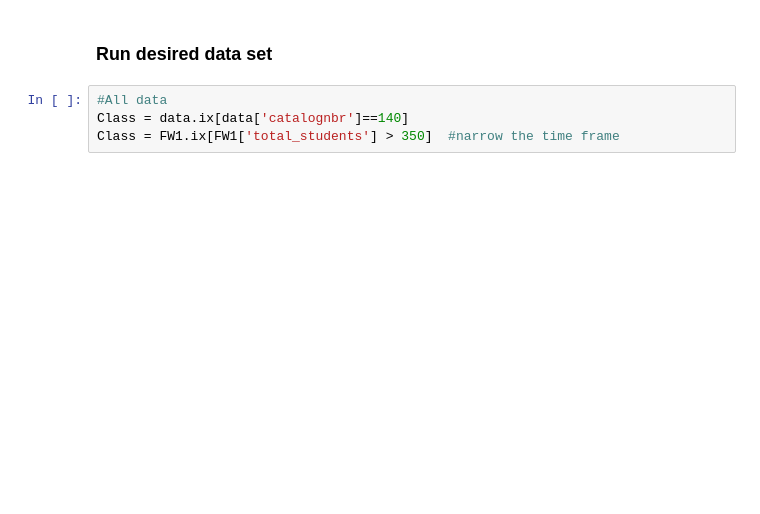
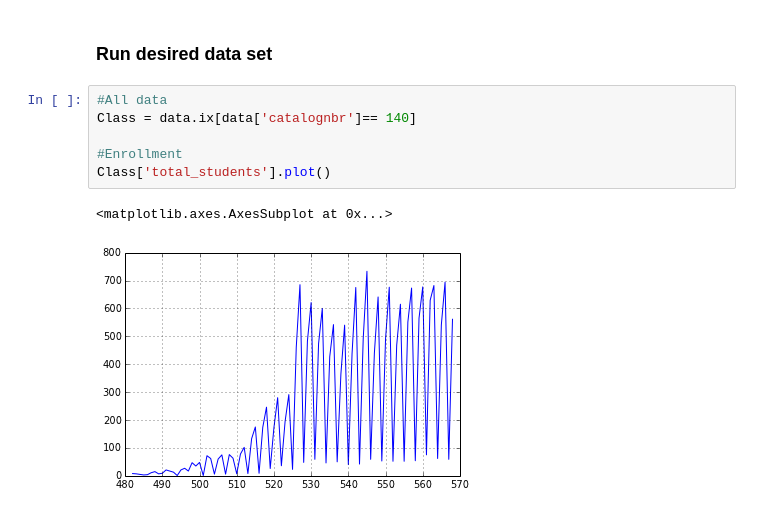
Before and after one commit to mkowshik/scaling-tribble, a Jupyter notebook: REBUILD DATA scripts/Final Scripts for Single Subject.ipynb, the cells around one changed output. Saved outputs shown, nothing was run; the diff lists cells and outputs as text; blank space fills up the shorter version.

```diff
--- a/REBUILD DATA scripts/Final Scripts for Single Subject.ipynb
+++ b/REBUILD DATA scripts/Final Scripts for Single Subject.ipynb
@@ -10,8 +24,13 @@ data = pd.read_table(path)
 ### Run desired data set
 # %%
 #All data
-Class = data.ix[data['catalognbr']==140]
-Class = FW1.ix[FW1['total_students'] > 350]  #narrow the time frame
+Class = data.ix[data['catalognbr']== 140]
+
+#Enrollment
+Class['total_students'].plot()
+# %% [output]
+<matplotlib.axes.AxesSubplot at 0x...>
+[figure, added]
 # %%
 #Spring Only
 spring = data.ix[data['termdescrshort'].str.contains("SP")]
```
Also changed, not shown: parts of 7 cells of this notebook, 1 other file.
